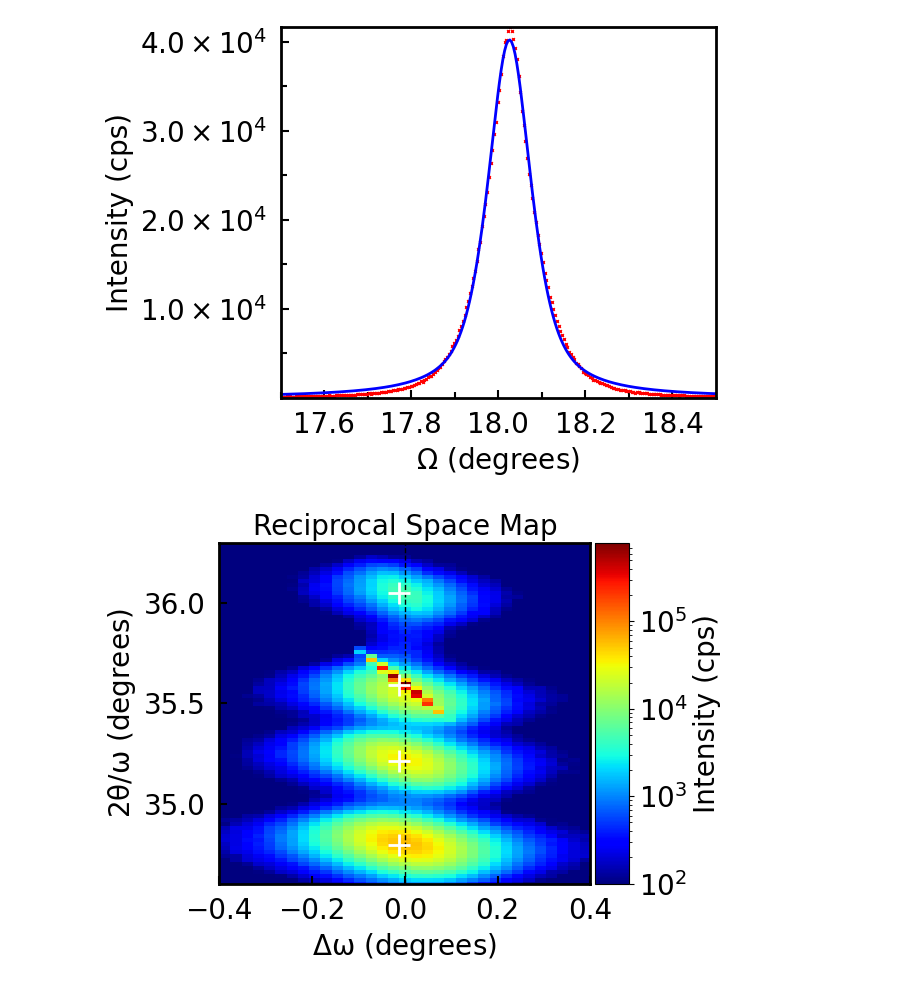
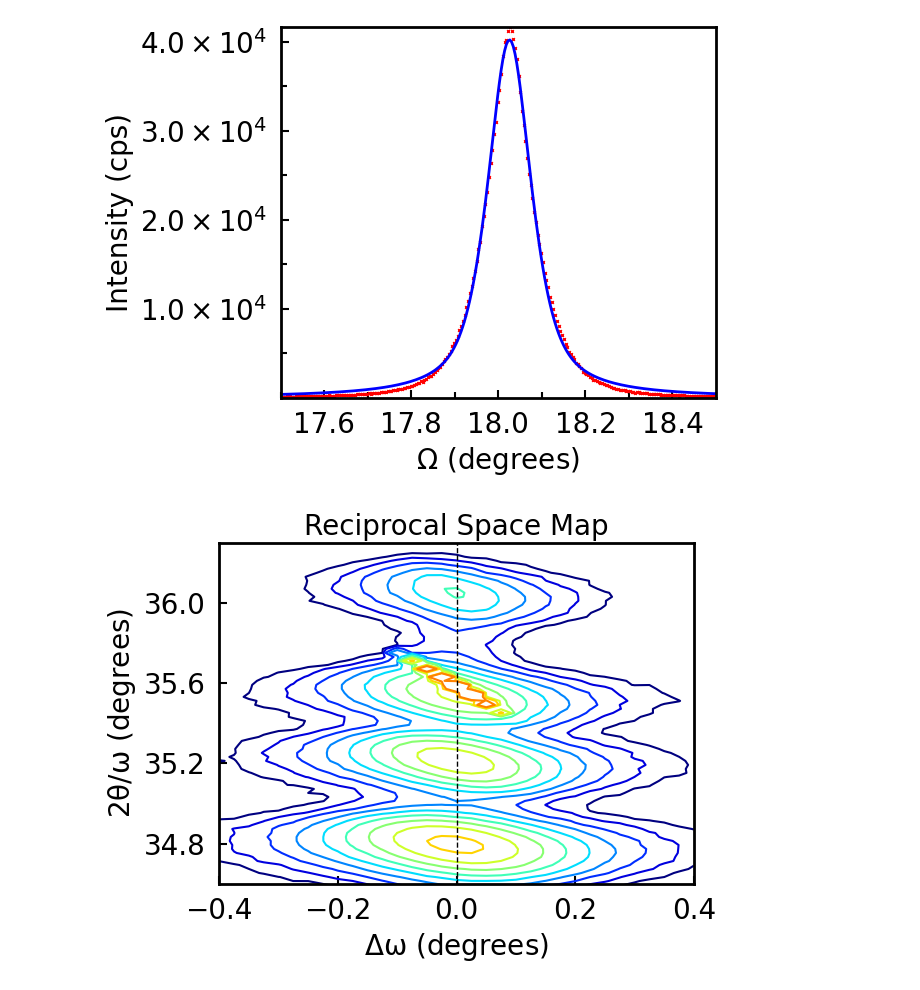
Before and after one commit to josefmtd/rigaku_smartlab, a Jupyter notebook: notebooks/1-JS-AlGaN_SiC_RSM.ipynb, the cells around one changed output. Cells and saved outputs as stored; diff of their text form; code cells hidden in the pictures.

Commit message:
Updated RSM plots

```diff
--- a/notebooks/1-JS-AlGaN_SiC_RSM.ipynb
+++ b/notebooks/1-JS-AlGaN_SiC_RSM.ipynb
@@ -13,10 +16,9 @@ aln_fit = pseudo_voigt(
 Omega: 18.03, Two Theta: 36.05, Beta: 0.12
 [figure]
 # %%
-df = reciprocal_space_map(
+reciprocal_space_map(
     '../data/raw/RSM_AlGaN_on_SiC.ras',
-    threshold = 100, xlim = (-0.4, 0.4),
-    ylim = (34.6, 36.3)
+    threshold = 100, ylim = (34.6, 36.3), plot = 'contour'
 )
 # %% [output]
-[figure, old version]
+[figure, new version]
```
Also changed, not shown: parts of 2 cells of this notebook, 1 other file.
